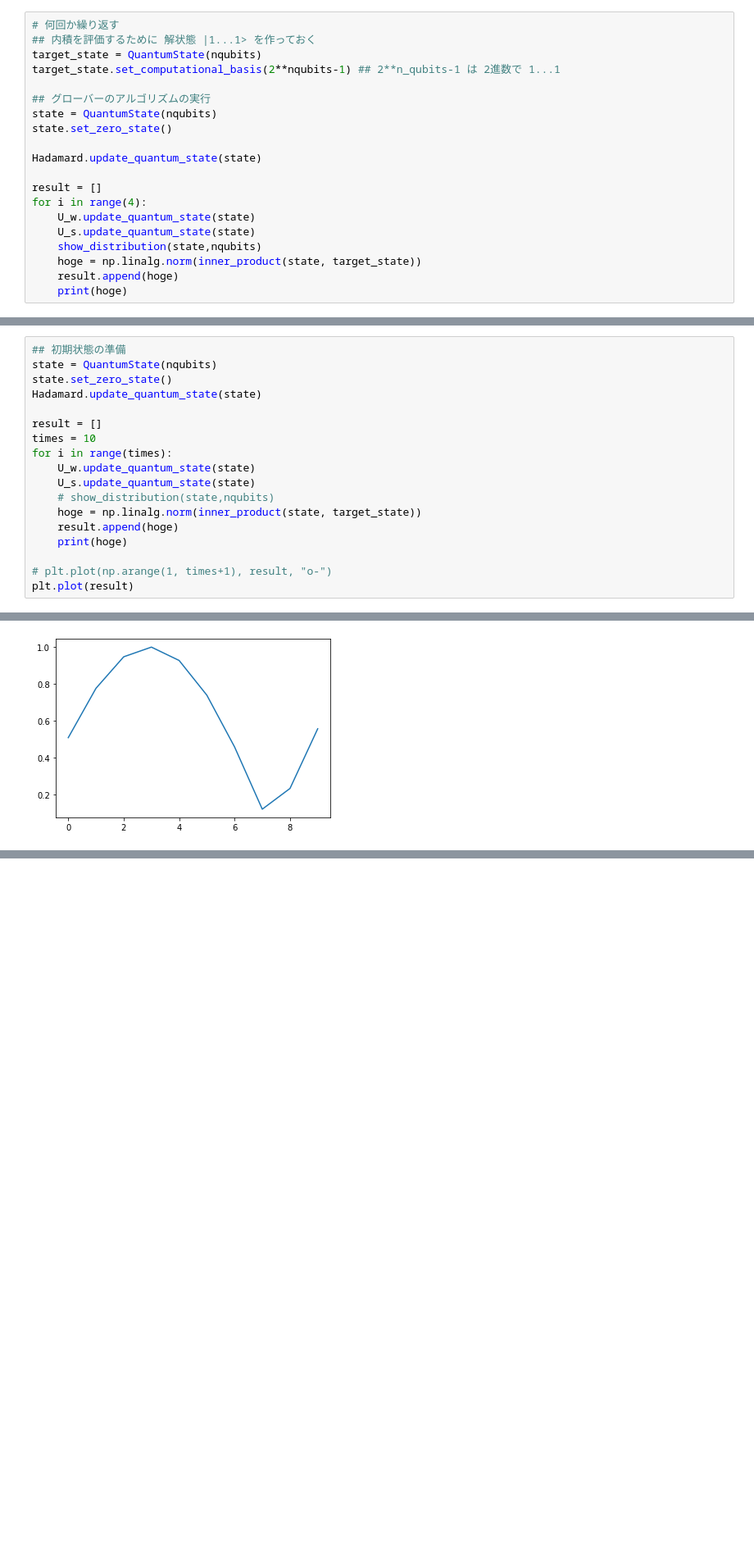
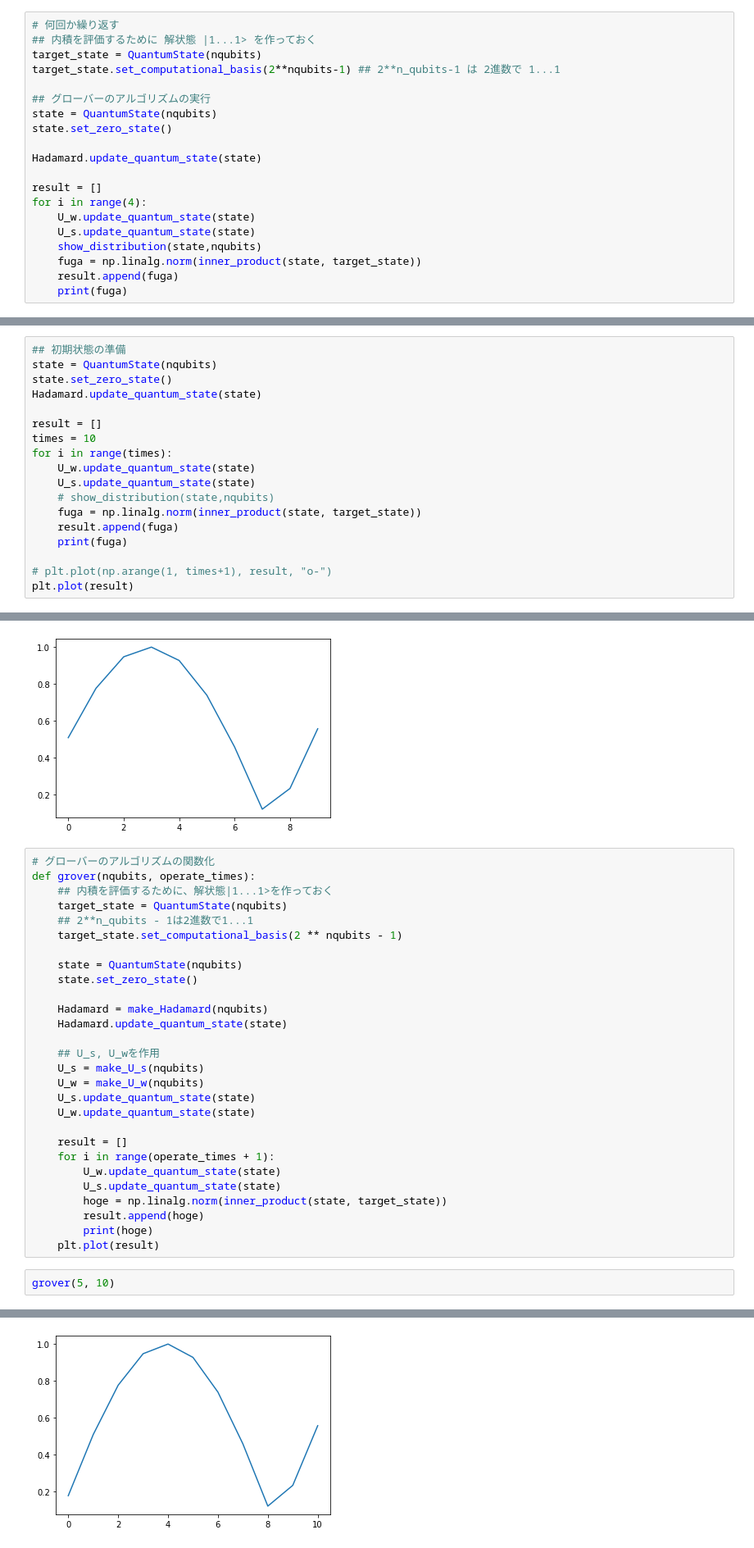
Before and after one commit to KaitoMuraoka/BasicQuantumAlgorithm, a Jupyter notebook: main/First.ipynb, the cells around one changed output, grey strips where cells are left out. Shown at 82% size. Drawn from its saved outputs; the diff is of its cells as text; blank space fills up the shorter version.

```diff
--- a/main/First.ipynb
+++ b/main/First.ipynb
@@ -117,9 +117,9 @@ for i in range(4):
     U_w.update_quantum_state(state)
     U_s.update_quantum_state(state)
     show_distribution(state,nqubits)
-    hoge = np.linalg.norm(inner_product(state, target_state))
-    result.append(hoge)
-    print(hoge)
+    fuga = np.linalg.norm(inner_product(state, target_state))
+    result.append(fuga)
+    print(fuga)
 # %% [output]
 0.5082329989778305
 0.7761601777867947
@@ -138,9 +138,9 @@ for i in range(times):
     U_w.update_quantum_state(state)
     U_s.update_quantum_state(state)
     # show_distribution(state,nqubits)
-    hoge = np.linalg.norm(inner_product(state, target_state))
-    result.append(hoge)
-    print(hoge)
+    fuga = np.linalg.norm(inner_product(state, target_state))
+    result.append(fuga)
+    print(fuga)
 
 # plt.plot(np.arange(1, times+1), result, "o-")
 plt.plot(result)
@@ -157,3 +157,34 @@ plt.plot(result)
 0.5566351732616823
 [<matplotlib.lines.Line2D at 0x...>]
 [figure]
+# %%
+# グローバーのアルゴリズムの関数化
+def grover(nqubits, operate_times):
+    ## 内積を評価するために、解状態|1...1>を作っておく
+    target_state = QuantumState(nqubits)
+    ## 2**n_qubits - 1は2進数で1...1
+    target_state.set_computational_basis(2 ** nqubits - 1)
+
+    state = QuantumState(nqubits)
+    state.set_zero_state()
+
+    Hadamard = make_Hadamard(nqubits)
+    Hadamard.update_quantum_state(state)
+
+    ## U_s, U_wを作用
+    U_s = make_U_s(nqubits)
+    U_w = make_U_w(nqubits)
+    U_s.update_quantum_state(state)
+    U_w.update_quantum_state(state)
+
+    result = []
+    for i in range(operate_times + 1):
+        U_w.update_quantum_state(state)
+        U_s.update_quantum_state(state)
+        hoge = np.linalg.norm(inner_product(state, target_state))
+        result.append(hoge)
+        print(hoge)
+    plt.plot(result)
+# %%
+grover(5, 10)
+# %% [output]
@@ -159,0 +202 @@ plt.plot(result)
+[figure, added]
```
Also changed, not shown: parts of 13 cells of this notebook.
